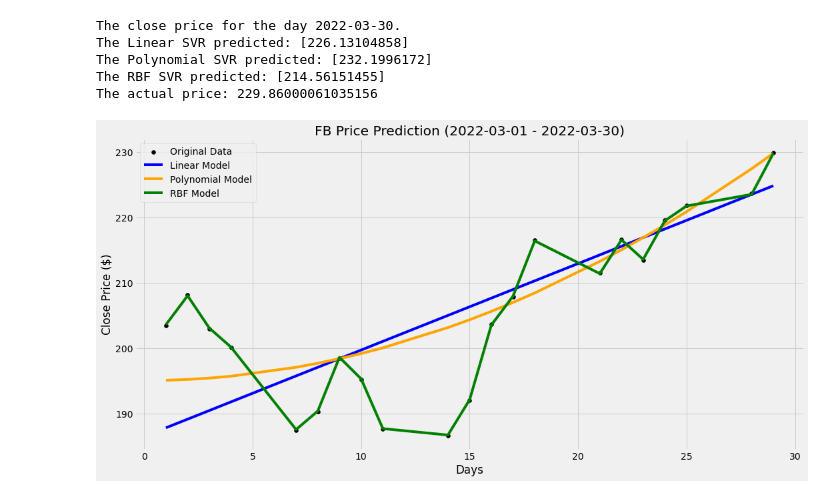
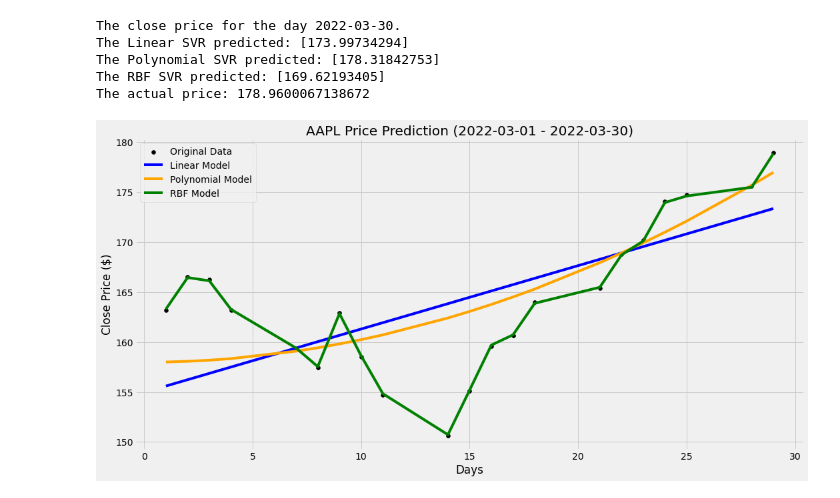
Before and after one commit to BitcoinInvestAnalysis/Capstone, a Jupyter notebook: playground.ipynb, the cells around one changed output. Cells and saved outputs as stored; diff of their text form; code cells hidden in the pictures.

Commit message:
Completed the collection of machine learning plots.

```diff
--- a/playground.ipynb
+++ b/playground.ipynb
@@ -9,11 +9,11 @@ import datetime as dt
 import mplfinance as mpf
 import ml_function as ml
 # %%
-ml.svr_price_prediction(company='FB')
+ml.svr_price_prediction(company='AAPL')
 # %% [output]
 The close price for the day 2022-03-30.
-The Linear SVR predicted: [226.13104858]
-The Polynomial SVR predicted: [232.1996172]
-The RBF SVR predicted: [214.56151455]
-The actual price: 229.86000061035156
+The Linear SVR predicted: [173.99734294]
+The Polynomial SVR predicted: [178.31842753]
+The RBF SVR predicted: [169.62193405]
+The actual price: 178.9600067138672
-[figure, old version]
+[figure, new version]
```
Also changed, not shown: parts of 7 cells of this notebook, 10 other files.
